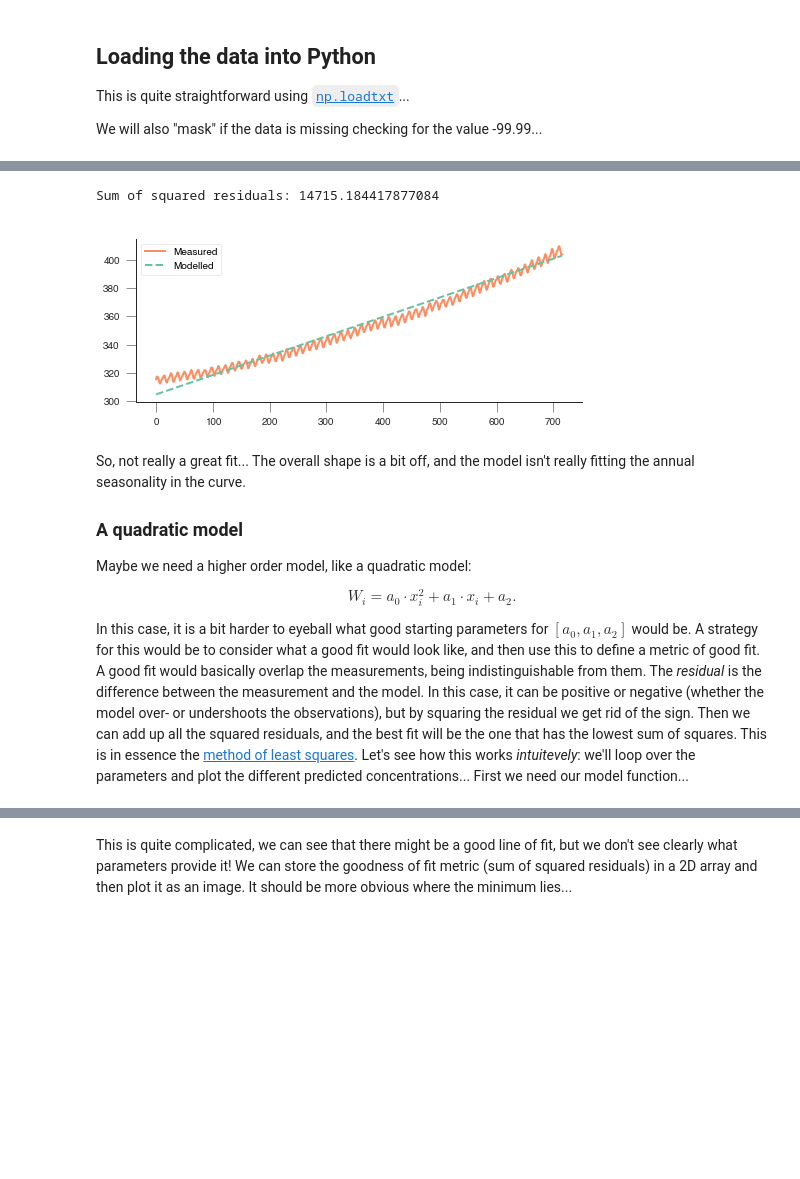
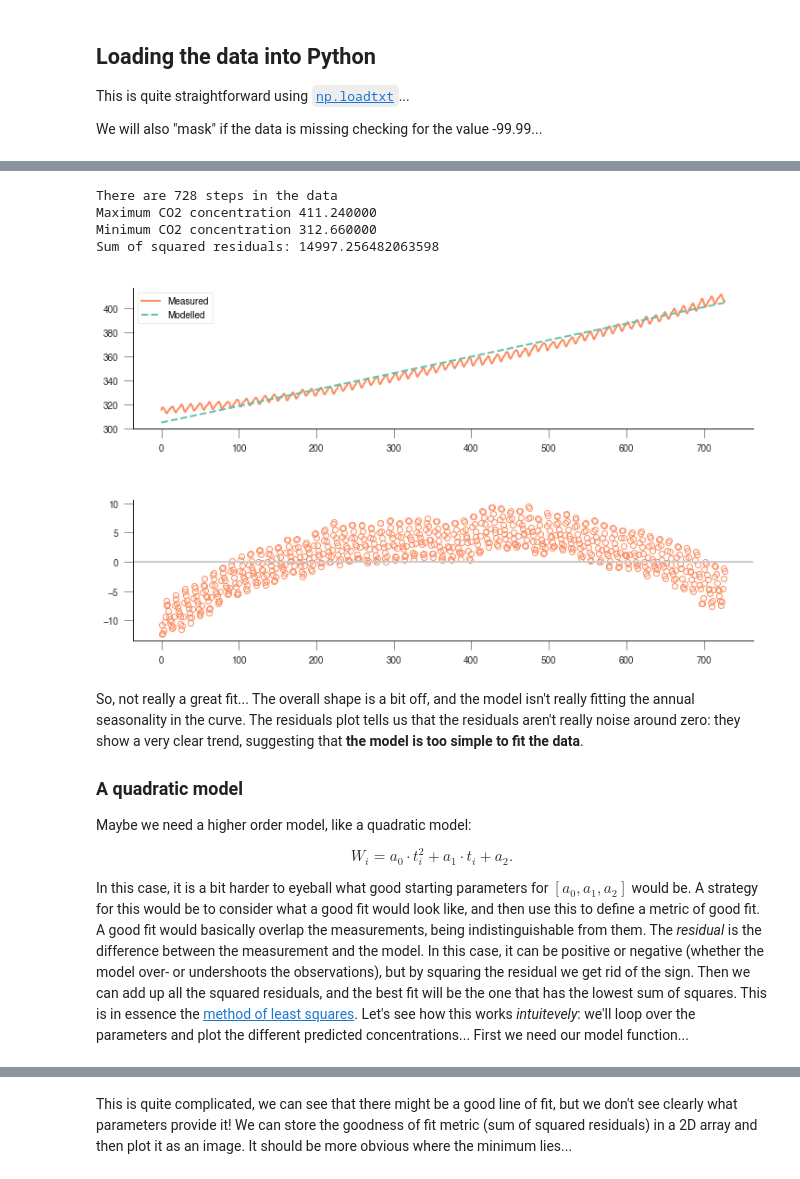
Before and after one commit to jgomezdans/mauna_loa, a Jupyter notebook: MaunaLoa.ipynb, the cells around one changed output, grey strips where cells are left out. Cells and saved outputs as stored; diff of their text form; code cells hidden in the pictures; blank space fills up the shorter version.

```diff
--- a/MaunaLoa.ipynb
+++ b/MaunaLoa.ipynb
@@ -46,0 +49,14 @@ if not os.path.exists("co2_mm_mlo.txt"):
+# %%
+# The remote URL for the data file is address:
+address = 'ftp://aftp.cmdl.noaa.gov/products/trends/co2/'
+# We'll create a folder if it doesn't exist in the data folder for
+# the data
+dest_path = Path("data/Mauna_Loa/").mkdir(parents=True, exist_ok=True)
+fname = Path("data/Mauna_Loa/co2_mm_mlo.txt")
+if not fname.exists():
+    # Data file not present, let's download it
+    print("Downloading remote file")
+    urlretrieve(f"{address:s}/{fname.name:s}", fname.as_posix())
+    print(f"Remote file downloaded to {fname:s}")
+else:
+    print(f"{fname.name:s} already present, no need to download again")
@@ -112,9 +138,9 @@ $$
 
 We can define a Python function for this very easily:
 # %%
-def linear_model(p, x):
+def linear_model(p, t):
     m, c = p
-    return m*x + c
+    return m * t + c
 # %% [markdown]
 We can now try to plot some model trajectories and the data by supplying parameters for the slope ($m$) and intercept ($c$). Let's start by assuming that the slope can be approximated by the difference between minimum and maximum concentrations divided  by the number of timesteps:
 
@@ -126,25 +152,36 @@ $c$ is the minimum value, so $c\approx 305$.
 # %%
-x = np.arange(716)
-plt.figure(figsize=(8,3))
-plt.plot(x, co2.interpolated, '-', label="Measured")
-m = (403.-305.)/716
+n_times = co2.interpolated.shape[0]
+max_co2 = co2.interpolated.max()
+min_co2 = co2.interpolated.min()
+print(f"There are {n_times:d} steps in the data")
+print(f"Maximum CO2 concentration {max_co2:f}")
+print(f"Minimum CO2 concentration {min_co2:f}")
+x = np.arange(n_times)
+fig, axs = plt.subplots(nrows=2, ncols=1, figsize=(12, 7))
+axs[0].plot(x, co2.interpolated, '-', label="Measured")
+m = (403. - 305.) / 716
 c = 305.
-plt.plot(x, linear_model([m,c], x), '--', label="Modelled")
-plt.legend(loc="best")
-S = np.sum((linear_model([m,c], x)- co2.interpolated)**2)
+axs[0].plot(x, linear_model([m, c], x), '--', label="Modelled")
+axs[0].legend(loc="best")
+axs[1].plot(x, linear_model([m, c], x) - co2.interpolated, 'o', mfc="none")
+axs[1].axhline(y=0, lw=2, c="0.8")
+S = np.sum((linear_model([m, c], x) - co2.interpolated)**2)
 print("Sum of squared residuals: {}".format(S))
 # %% [output]
-Sum of squared residuals: 14715.184417877084
+There are 728 steps in the data
+Maximum CO2 concentration 411.240000
+Minimum CO2 concentration 312.660000
+Sum of squared residuals: 14997.256482063598
-[figure, old version]
+[figure, new version]
 # %% [markdown]
-So, not really a great fit... The overall shape is a bit off, and the model isn't really fitting the annual seasonality in the curve.
+So, not really a great fit... The overall shape is a bit off, and the model isn't really fitting the annual seasonality in the curve. The residuals plot tells us that the residuals aren't really noise around zero: they show a very clear trend, suggesting that **the model is too simple to fit the data**.
 
 ### A quadratic model
 
 Maybe we need a higher order model, like a quadratic model:
 
 $$
-W_i = a_0 \cdot x_i^2  + a_1 \cdot x_i + a_2.
+W_i = a_0 \cdot t_i^2  + a_1 \cdot t_i + a_2.
 $$
 
 In this case, it is a bit harder to eyeball what good starting parameters for $\left[a_0, a_1, a_2\right]$ would be. A strategy for this would be to consider what a good fit would look like, and then use this to define a metric of good fit. A good fit would basically overlap the measurements, being indistinguishable from them. The *residual* is the difference between the measurement and the model. In this case, it can be positive or negative (whether the model over- or undershoots the observations), but by squaring the residual we get rid of the sign. Then we can add up all the squared residuals, and the best fit will be the one that has the lowest sum of squares. This is in essence the [method of least squares](https://en.wikipedia.org/wiki/Least_squares). Let's see how this works *intuitevely*: we'll loop over the parameters and plot the different predicted concentrations... First we need our model function...
```
Also changed, not shown: parts of 29 cells of this notebook, 2 other files.
